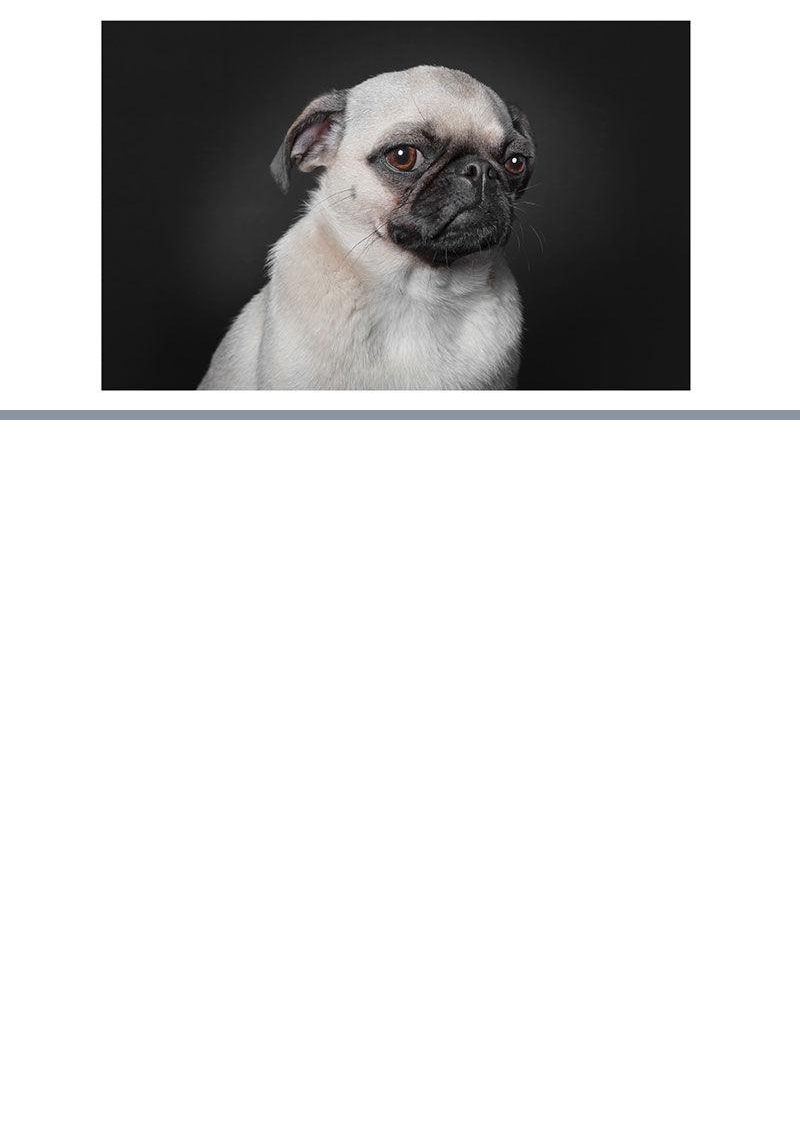
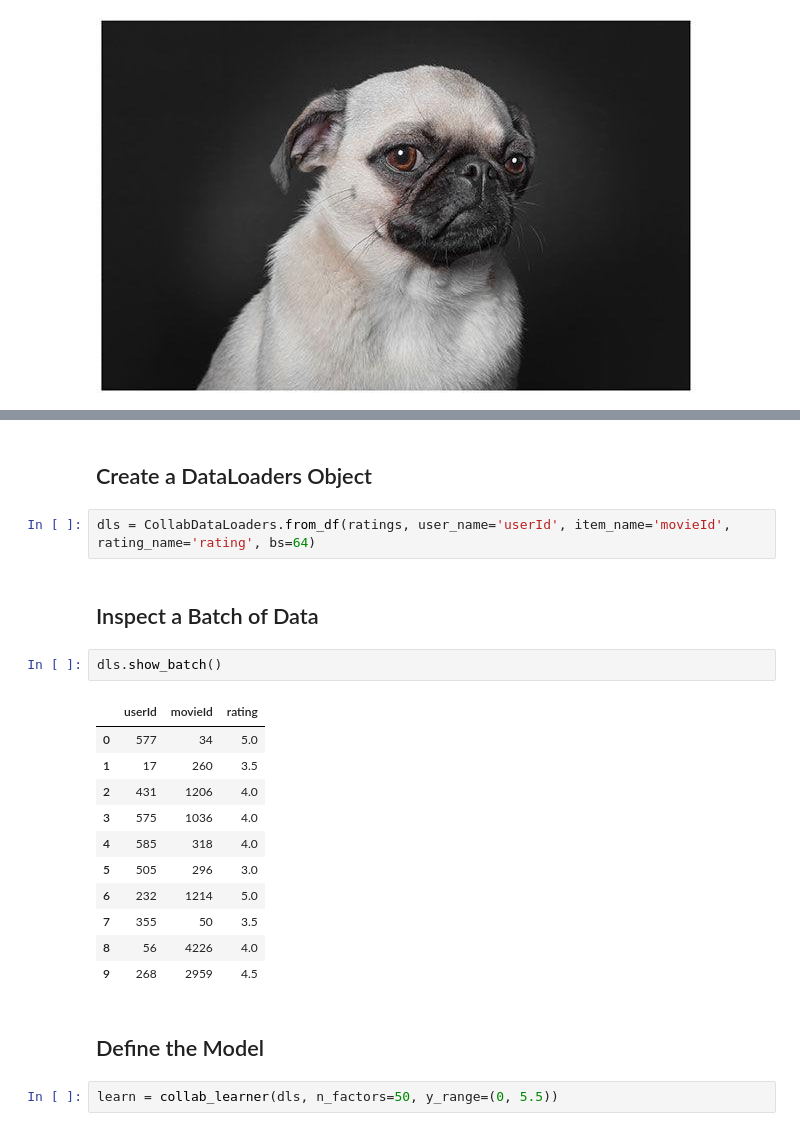
Before and after one commit to SriVinayA/SJSU-CMPE258-DeepLearning, a Jupyter notebook: Assignment 3/Assignment_3.ipynb, the cells around one changed output, grey strips where cells are left out. Drawn from its saved outputs; the diff is of its cells as text; blank space fills up the shorter version.

```diff
--- a/Assignment 3/Assignment_3.ipynb
+++ b/Assignment 3/Assignment_3.ipynb
@@ -99,0 +275,24 @@ Probability it's a dog: 0.000002
+# %% [markdown]
+## Create a DataLoaders Object
+# %%
+dls = CollabDataLoaders.from_df(ratings, user_name='userId', item_name='movieId', rating_name='rating', bs=64)
+# %% [markdown]
+## Inspect a Batch of Data
+# %%
+dls.show_batch()
+# %% [output]
+|  | userId | movieId | rating |
+| 0 | 577 | 34 | 5.0 |
+| 1 | 17 | 260 | 3.5 |
+| 2 | 431 | 1206 | 4.0 |
+| 3 | 575 | 1036 | 4.0 |
+| 4 | 585 | 318 | 4.0 |
+| 5 | 505 | 296 | 3.0 |
+| 6 | 232 | 1214 | 5.0 |
+| 7 | 355 | 50 | 3.5 |
+| 8 | 56 | 4226 | 4.0 |
+| 9 | 268 | 2959 | 4.5 |
+# %% [markdown]
+## Define the Model
+# %%
+learn = collab_learner(dls, n_factors=50, y_range=(0, 5.5))
```
Also changed, not shown: parts of 29 cells of this notebook.
